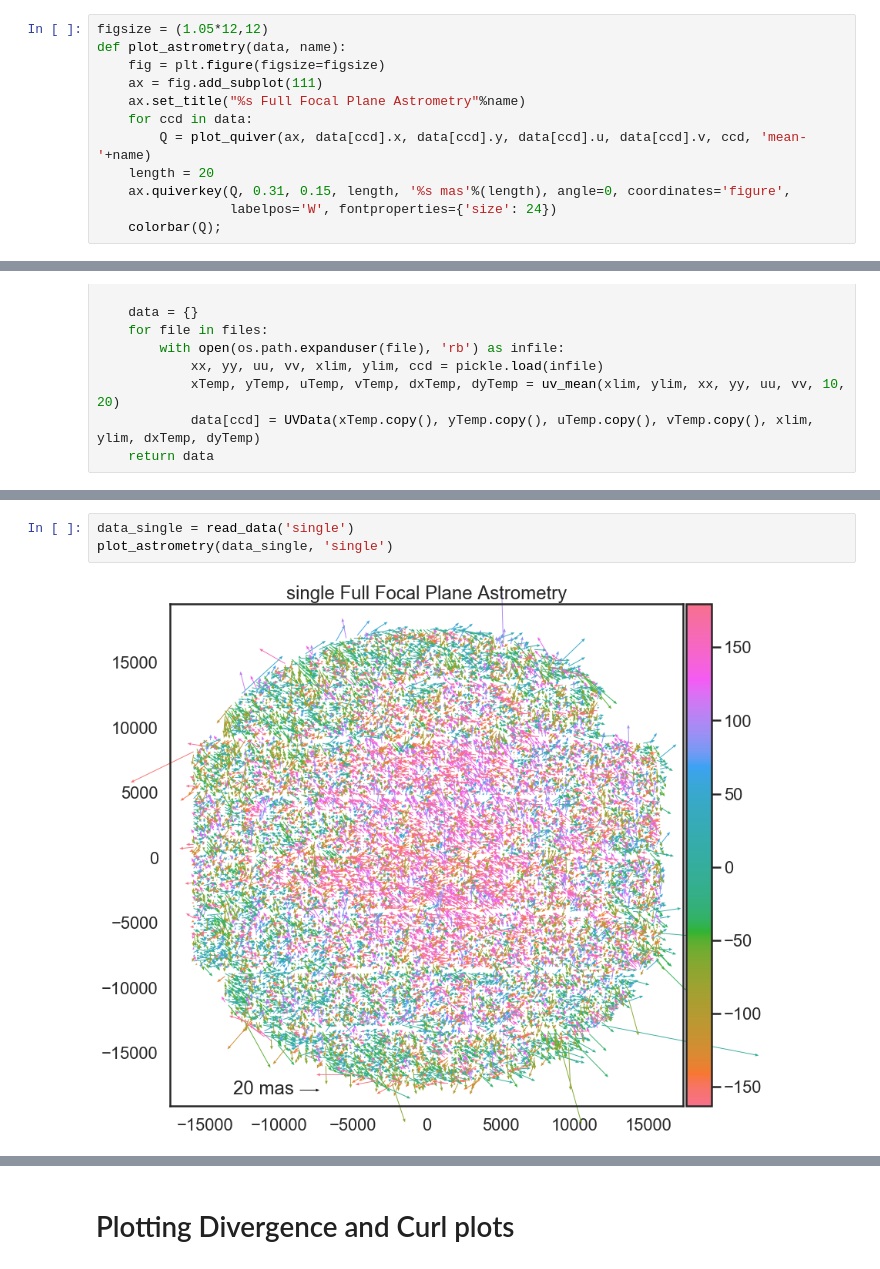
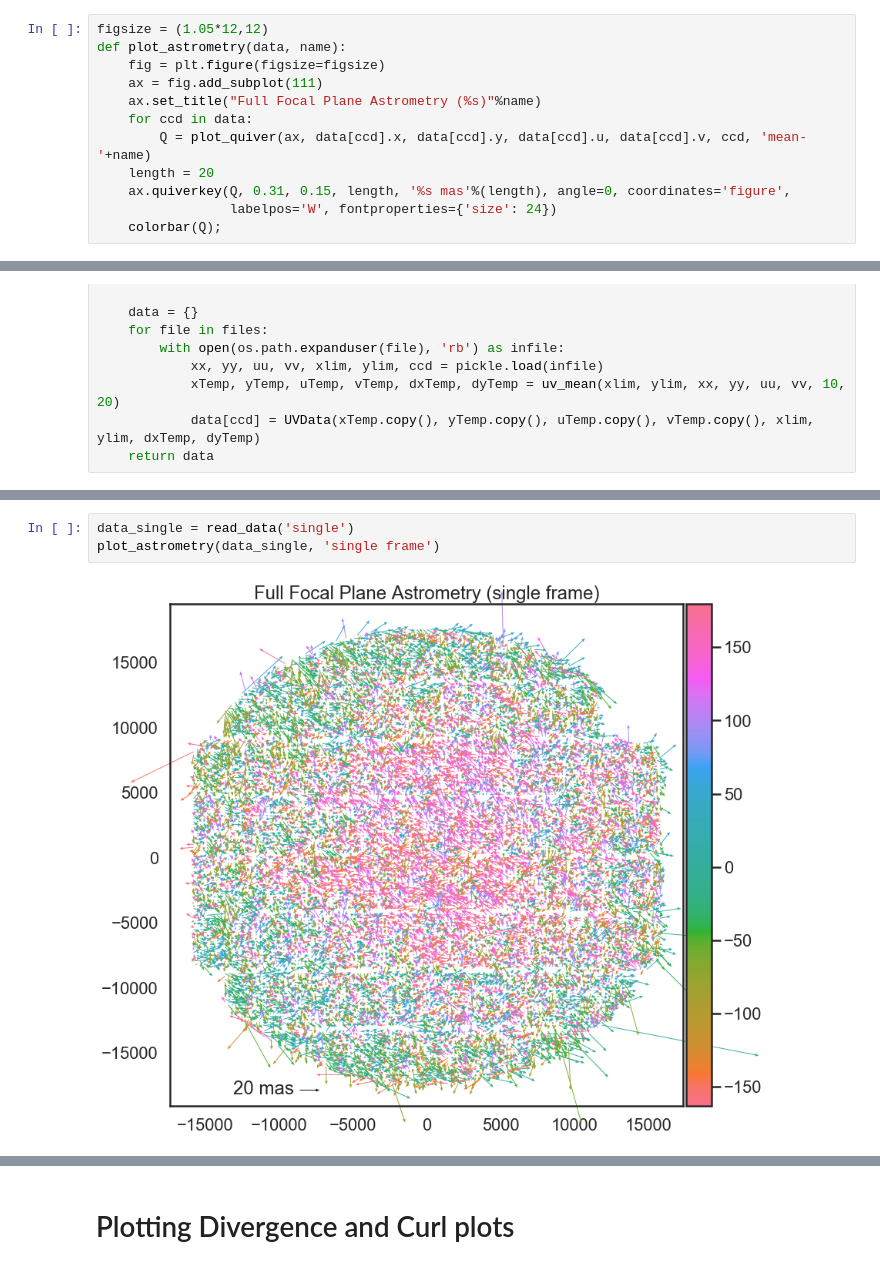
Before and after one commit to hshams28/Astr499-Research, a Jupyter notebook: Revised - Final Research Notebook (March 25th 2019).ipynb, the cells around one changed output, grey strips where cells are left out. Saved outputs shown, nothing was run; the diff lists cells and outputs as text.

```diff
--- a/Revised - Final Research Notebook (March 25th 2019).ipynb
+++ b/Revised - Final Research Notebook (March 25th 2019).ipynb
@@ -271,7 +265,7 @@ figsize = (1.05*12,12)
 def plot_astrometry(data, name):
     fig = plt.figure(figsize=figsize)
     ax = fig.add_subplot(111)
-    ax.set_title("%s Full Focal Plane Astrometry"%name)
+    ax.set_title("Full Focal Plane Astrometry (%s)"%name)
     for ccd in data:
         Q = plot_quiver(ax, data[ccd].x, data[ccd].y, data[ccd].u, data[ccd].v, ccd, 'mean-'+name)
     length = 20
@@ -308,8 +302,8 @@ Something to note: when calling the plotting function outside the 'for loop', it
 # %%
 data_single = read_data('single')
-plot_astrometry(data_single, 'single')
+plot_astrometry(data_single, 'single frame')
 # %% [output]
-[figure, old version]
+[figure, new version]
 # %%
 data_jointcal = read_data('jointcal')
 plot_astrometry(data_jointcal,'jointcal')
```
Also changed, not shown: parts of 8 cells of this notebook.
